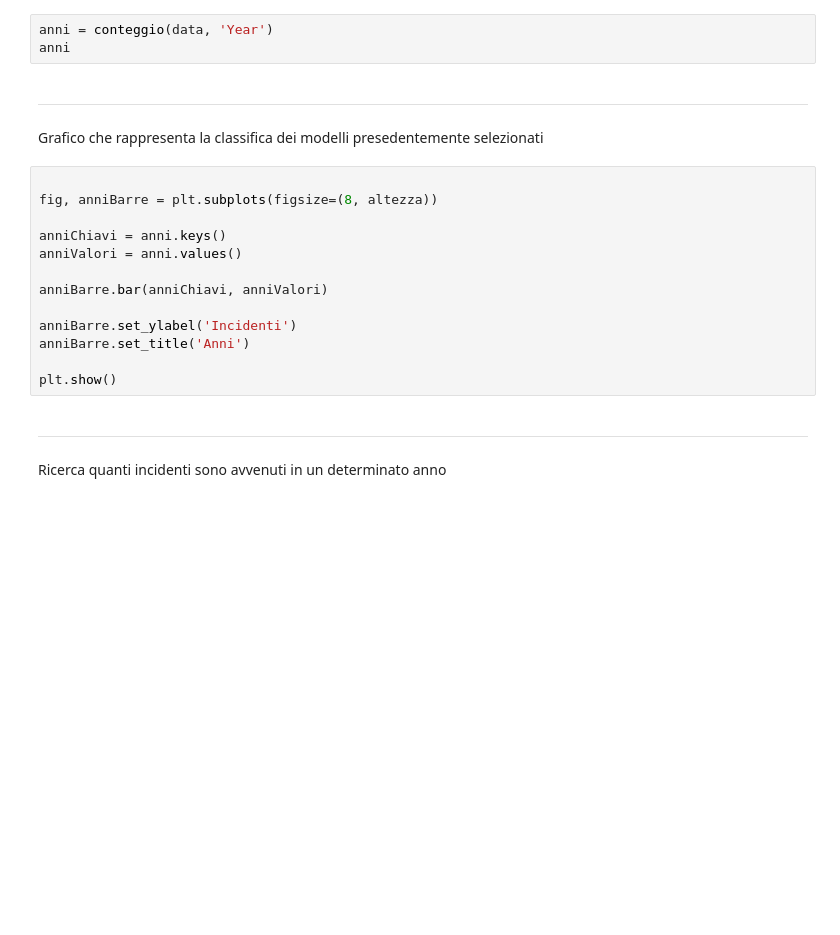
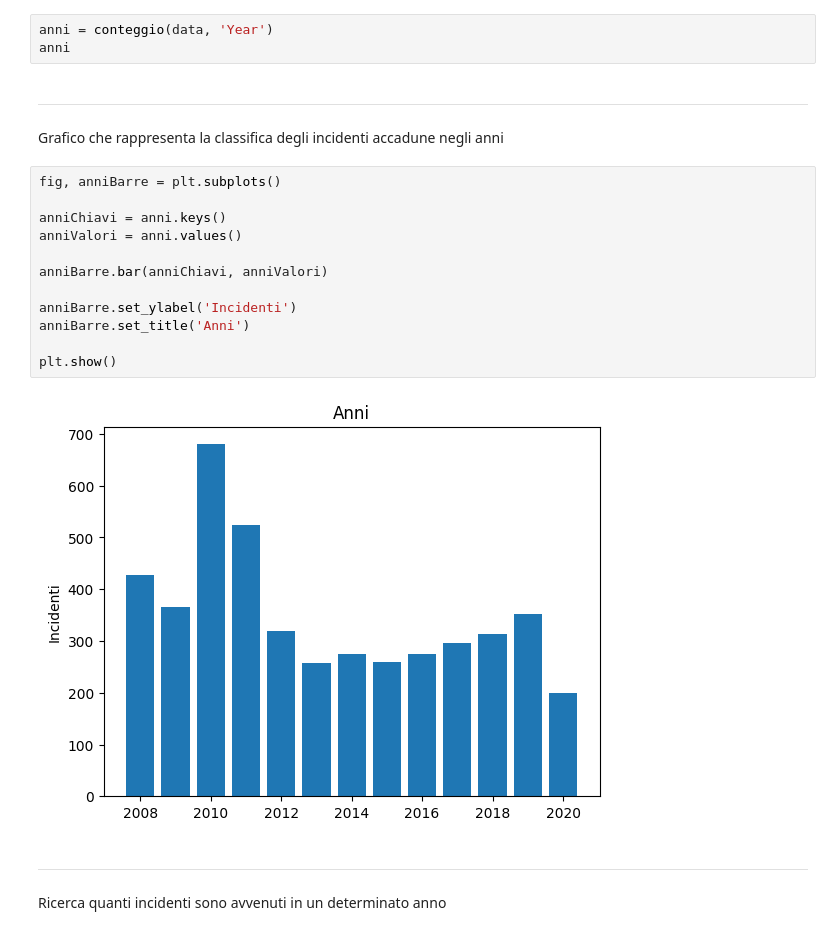
Before and after one commit to SteMarco07/Progetto-TPSIT-annalisi-dataset, a Jupyter notebook: ProgettoAnalisi.ipynb, the cells around one changed output. Cells and saved outputs as stored; diff of their text form; blank space fills up the shorter version.

```diff
--- a/ProgettoAnalisi.ipynb
+++ b/ProgettoAnalisi.ipynb
@@ -394,20 +336,21 @@ anni = conteggio(data, 'Year')
 anni
 # %% [markdown]
 ---
-Grafico che rappresenta la classifica dei modelli presedentemente selezionati
+Grafico che rappresenta la classifica degli incidenti accadune negli anni
 # %%
-
-fig, anniBarre = plt.subplots(figsize=(8, altezza))
+fig, anniBarre = plt.subplots()
 
 anniChiavi = anni.keys()
 anniValori = anni.values()
 
 anniBarre.bar(anniChiavi, anniValori)
 
 anniBarre.set_ylabel('Incidenti')
 anniBarre.set_title('Anni')
 
 plt.show()
+# %% [output]
+[figure, added]
 # %% [markdown]
 ---
 Ricerca quanti incidenti sono avvenuti in un determinato anno
```
Also changed, not shown: parts of 15 cells of this notebook.
